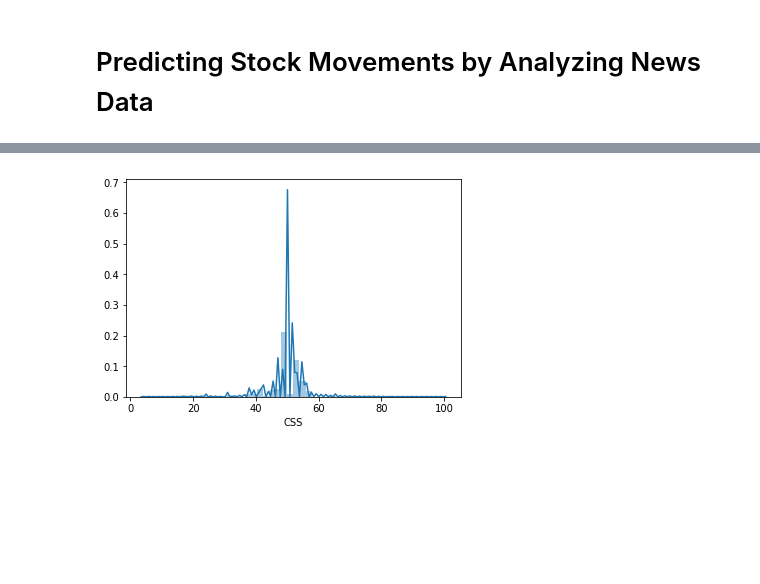
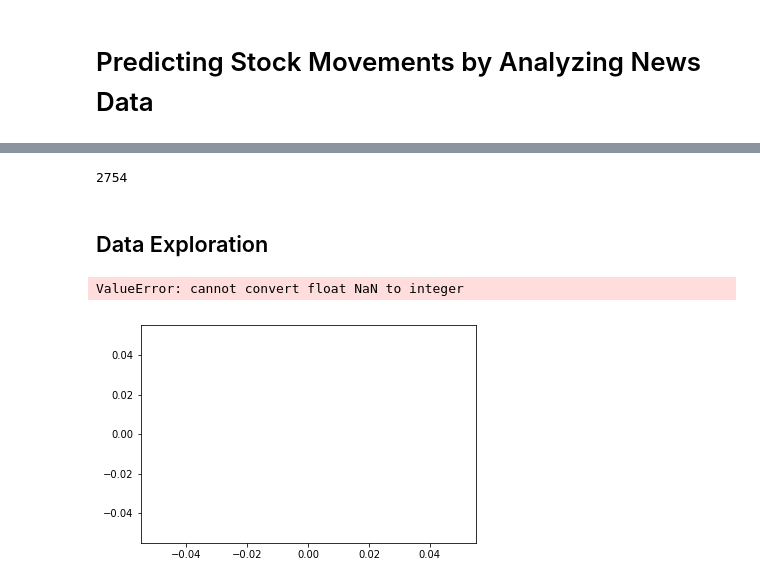
Before and after one commit to nico-busch/PHBS_MLF_2018, a Jupyter notebook: notebook.ipynb, the cells around one changed output, grey strips where cells are left out. Cells and saved outputs as stored; diff of their text form; code cells hidden in the pictures; blank space fills up the shorter version.

```diff
--- a/notebook.ipynb
+++ b/notebook.ipynb
@@ -35,0 +150,6 @@ Name: ESS, dtype: float64
+# %%
+# show missing data in rows
+missing = (df.isnull().sum(axis = 1) / df.isnull().count(axis = 1)).sort_values(ascending = False)
+missing_rows = pd.concat([missing], axis = 1, keys = ['Missing'])
+drop_rows = missing_rows[missing_rows['Missing'] > 0.25]
+drop_rows.count()
@@ -35,0 +159,9 @@ Name: ESS, dtype: float64
+# %%
+# drop observations where most features are missing
+df = df.drop(drop_rows.index, axis = 0)
+# %%
+# show missing data in columns
+total = df.isnull().sum().sort_values(ascending = False)
+percent = (df.isnull().sum() / df.isnull().count()).sort_values(ascending = False)
+missing_clmns = pd.concat([total, percent], axis = 1, keys = ['Total', 'Percent'])
+missing_clmns.head(5)
@@ -36,4 +175,15 @@ Name: ESS, dtype: float64
+# %%
+# drop features where most observations are missing
+df = df.drop((missing_clmns[missing_clmns['Percent'] > 0.25]).index, axis = 1)
+# %%
+# check if missing values remain
+df.isnull().sum().max()
+# %% [output]
+2754
+# %% [markdown]
+## Data Exploration
 # %%
-sns.distplot(df['CSS']);
+sns.distplot(df['dreturn']);
 # %% [output]
+ValueError: cannot convert float NaN to integer
-[figure, old version]
+[figure, new version]
```
Also changed, not shown: parts of 28 cells of this notebook, 3 other files.
